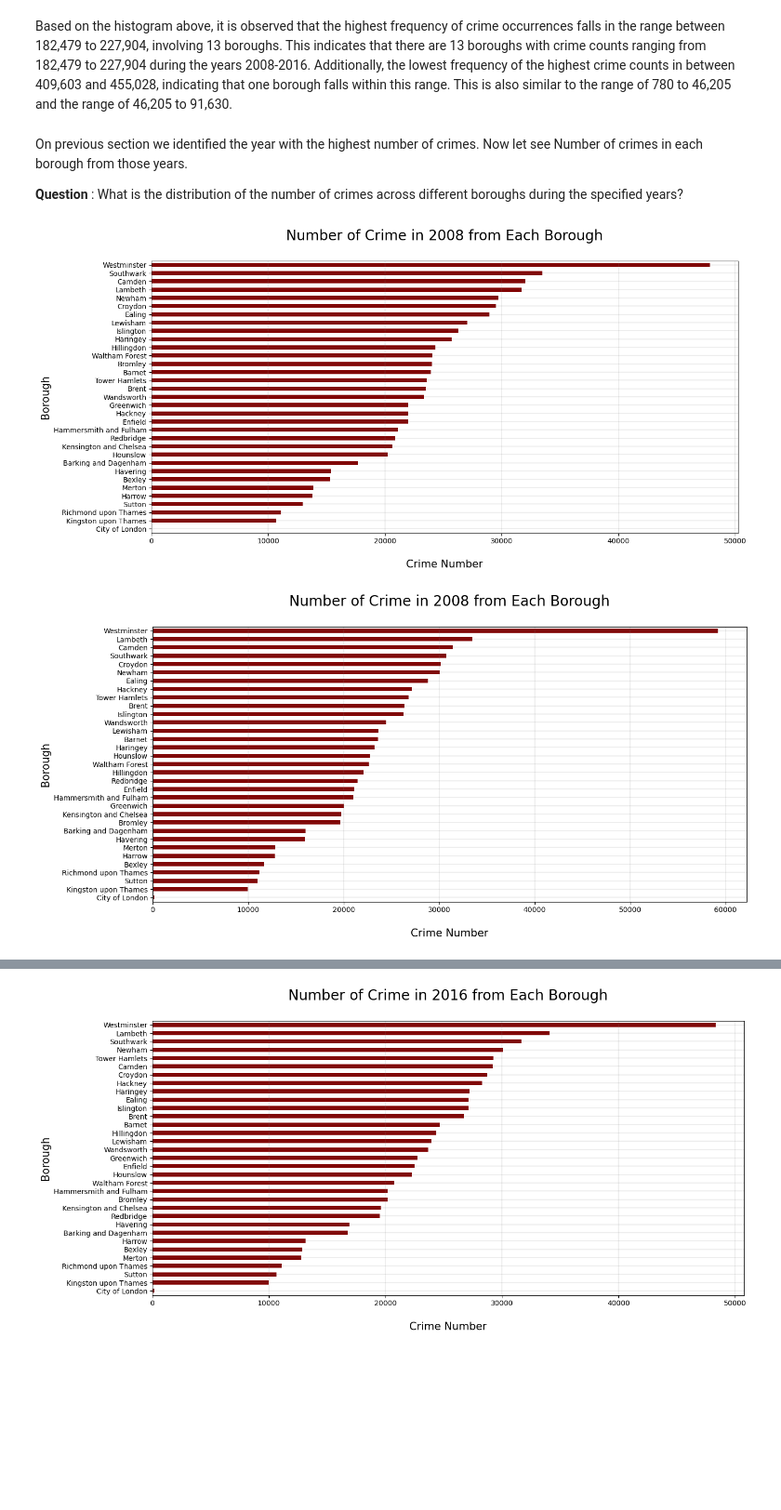
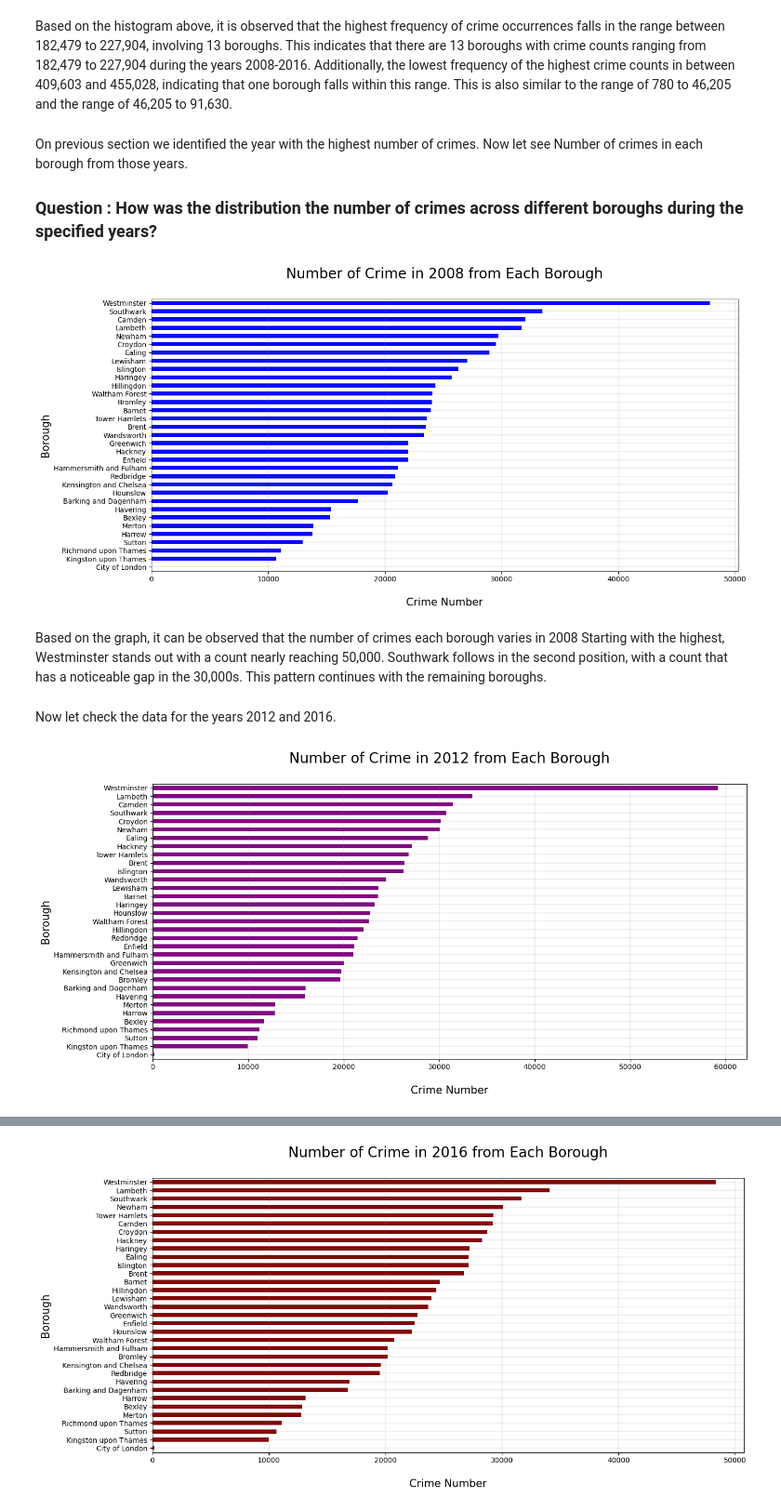
Before and after one commit to mfarizky/H8_5, a Jupyter notebook: assignment/PYTN_Assgn_1_5_Rijal.ipynb, the cells around one changed output, grey strips where cells are left out. Shown at 93% size. Cells and saved outputs as stored; diff of their text form; code cells hidden in the pictures; blank space fills up the shorter version.

```diff
--- a/assignment/PYTN_Assgn_1_5_Rijal.ipynb
+++ b/assignment/PYTN_Assgn_1_5_Rijal.ipynb
@@ -238,7 +322,7 @@ Based on the histogram above, it is observed that the highest frequency of crime
 # %% [markdown]
 On previous section we identified the year with the highest number of crimes. Now let see Number of crimes in each borough from those years.
 
-**Question** : What is the distribution of the number of crimes across different boroughs during the specified years?
+### **Question** : How was the distribution the number of crimes across different boroughs during the specified years?
 # %%
 crime2008 = df_lc.drop(["lsoa_code","major_category","minor_category","month"],axis=1).set_index("year")
 crime2008 = crime2008.loc[2008]
@@ -246,15 +330,19 @@ crime2008 = crime2008.groupby("borough").sum().sort_values(by="value")
 # %%
 crime2008.plot(kind="barh",
                figsize=(15,7),
                legend=False,
-              color="maroon")
+              color="blue")
 plt.title("Number of Crime in 2008 from Each Borough\n", fontsize=20)
 plt.xlabel("\nCrime Number", fontsize=15)
 plt.ylabel("Borough", fontsize=15)
 plt.grid(color="grey", linewidth=0.2)
 plt.show()
 # %% [output]
-[figure, old version]
+[figure, new version]
+# %% [markdown]
+Based on the graph, it can be observed that the number of crimes each borough varies in 2008 Starting with the highest, Westminster stands out with a count nearly reaching 50,000. Southwark follows in the second position, with a count that has a noticeable gap in the 30,000s. This pattern continues with the remaining boroughs.
+# %% [markdown]
+Now let check the data for the years 2012 and 2016.
 # %%
 crime2012 = df_lc.drop(["lsoa_code","major_category","minor_category","month"],axis=1).set_index("year")
 crime2012 = crime2012.loc[2012]
@@ -263,11 +351,11 @@ crime2012 = crime2012.groupby("borough").sum().sort_values(by="value")
 crime2012.plot(kind="barh",
                figsize=(15,7),
                legend=False,
-              color="maroon")
-plt.title("Number of Crime in 2008 from Each Borough\n", fontsize=20)
+              color="purple")
+plt.title("Number of Crime in 2012 from Each Borough\n", fontsize=20)
 plt.xlabel("\nCrime Number", fontsize=15)
 plt.ylabel("Borough", fontsize=15)
 plt.grid(color="grey", linewidth=0.2)
 plt.show()
 # %% [output]
-[figure, old version]
+[figure, new version]
```
Also changed, not shown: parts of 60 cells of this notebook.
